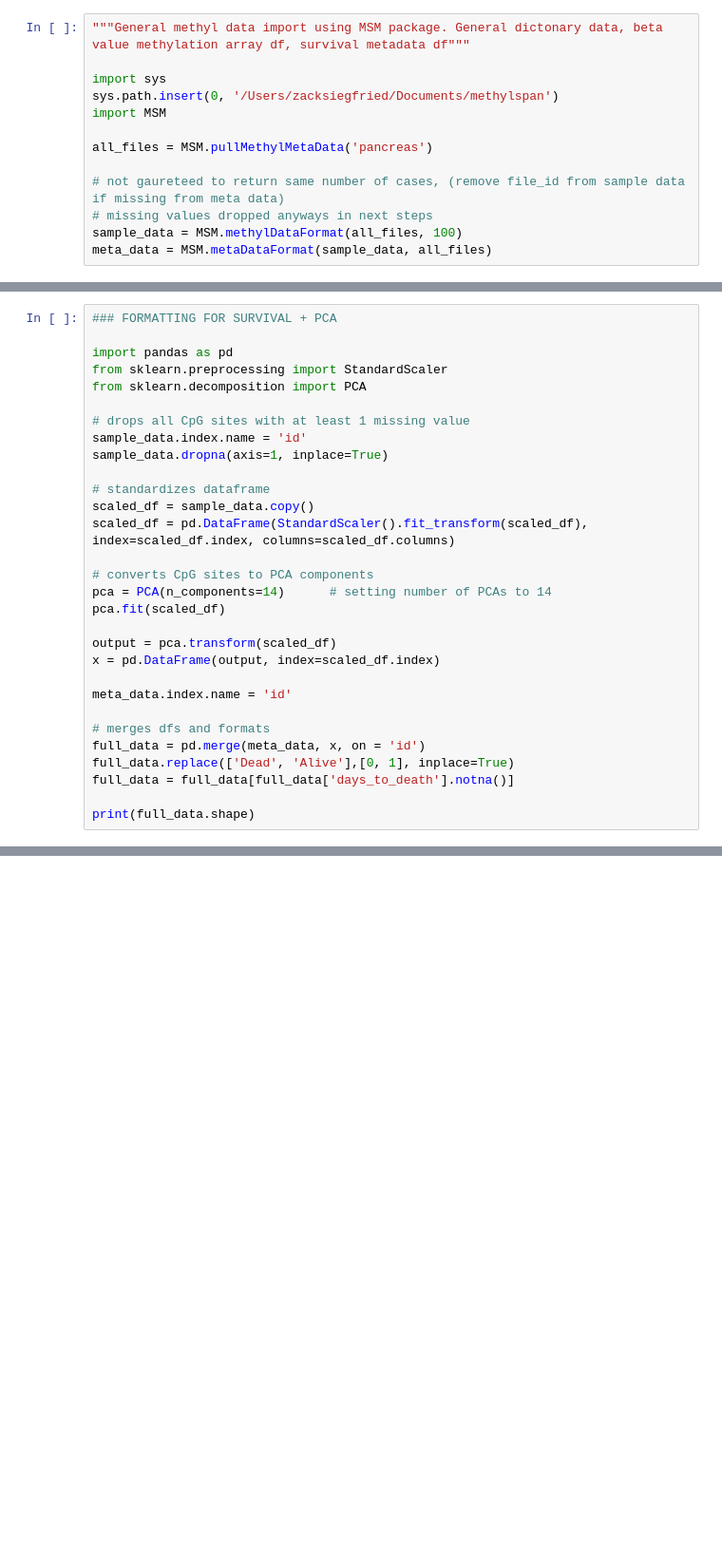
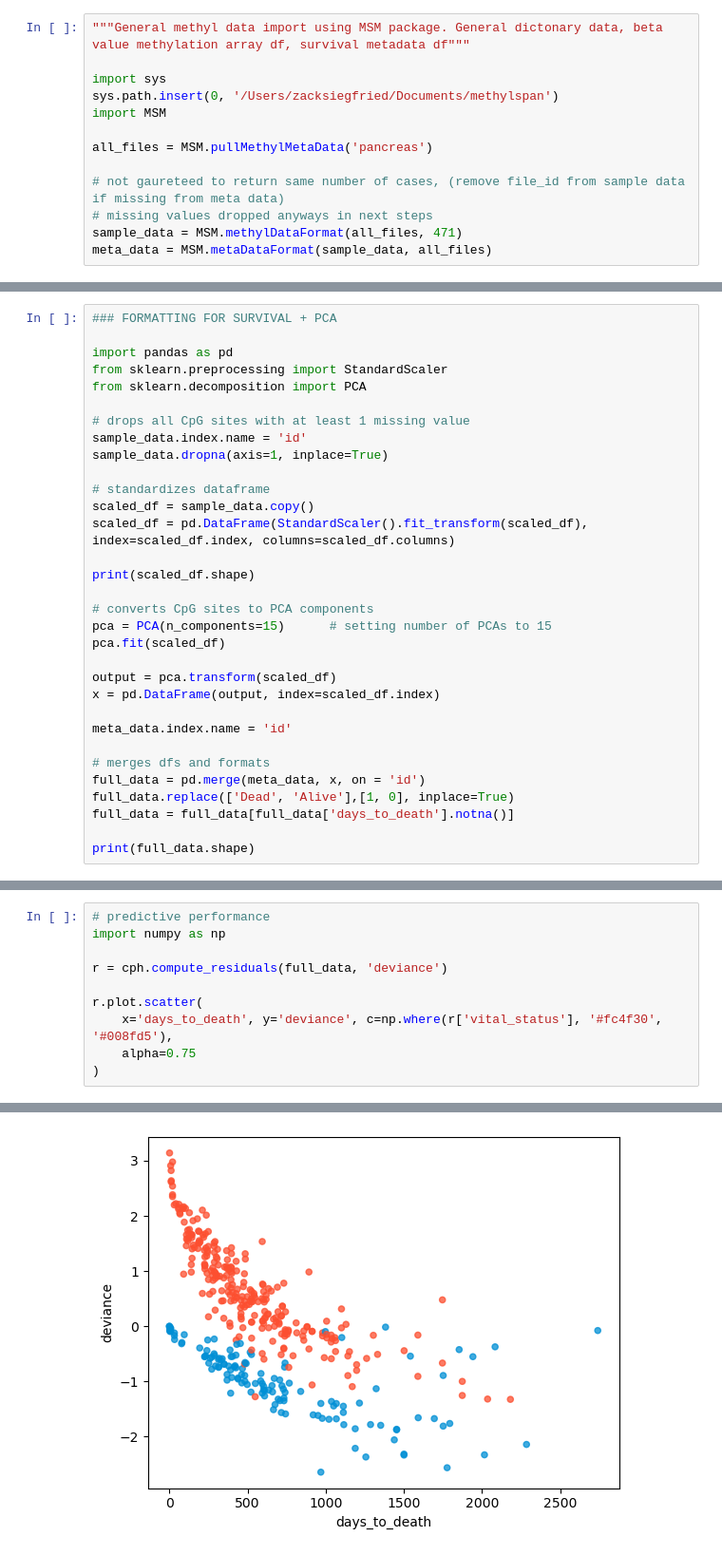
Before and after one commit to zacksiegfried/methylspan, a Jupyter notebook: notebooks/modeling.ipynb, the cells around one changed output, grey strips where cells are left out. Shown at 95% size. Drawn from its saved outputs; the diff is of its cells as text; blank space fills up the shorter version.

```diff
--- a/notebooks/modeling.ipynb
+++ b/notebooks/modeling.ipynb
@@ -9,6 +9,6 @@ all_files = MSM.pullMethylMetaData('pancreas')
 
 # not gaureteed to return same number of cases, (remove file_id from sample data if missing from meta data)
 # missing values dropped anyways in next steps
-sample_data = MSM.methylDataFormat(all_files, 100)
+sample_data = MSM.methylDataFormat(all_files, 471)
 meta_data = MSM.metaDataFormat(sample_data, all_files)
 # %% [output]
@@ -29,8 +30,10 @@ sample_data.dropna(axis=1, inplace=True)
 scaled_df = sample_data.copy()
 scaled_df = pd.DataFrame(StandardScaler().fit_transform(scaled_df), index=scaled_df.index, columns=scaled_df.columns)
 
+print(scaled_df.shape)
+
 # converts CpG sites to PCA components
-pca = PCA(n_components=14)      # setting number of PCAs to 14
+pca = PCA(n_components=15)      # setting number of PCAs to 15
 pca.fit(scaled_df)
 
 output = pca.transform(scaled_df)
@@ -40,7 +43,7 @@ meta_data.index.name = 'id'
 
 # merges dfs and formats
 full_data = pd.merge(meta_data, x, on = 'id')
-full_data.replace(['Dead', 'Alive'],[0, 1], inplace=True)
+full_data.replace(['Dead', 'Alive'],[1, 0], inplace=True)
 full_data = full_data[full_data['days_to_death'].notna()]
 
 print(full_data.shape)
@@ -90,0 +121,11 @@ covariate
+# %%
+# predictive performance
+import numpy as np
+
+r = cph.compute_residuals(full_data, 'deviance')
+
+r.plot.scatter(
+    x='days_to_death', y='deviance', c=np.where(r['vital_status'], '#fc4f30', '#008fd5'),
+    alpha=0.75
+)
+# %% [output]
@@ -90,0 +133 @@ covariate
+[figure, added]
```
Also changed, not shown: parts of 5 cells of this notebook, 2 other files.
